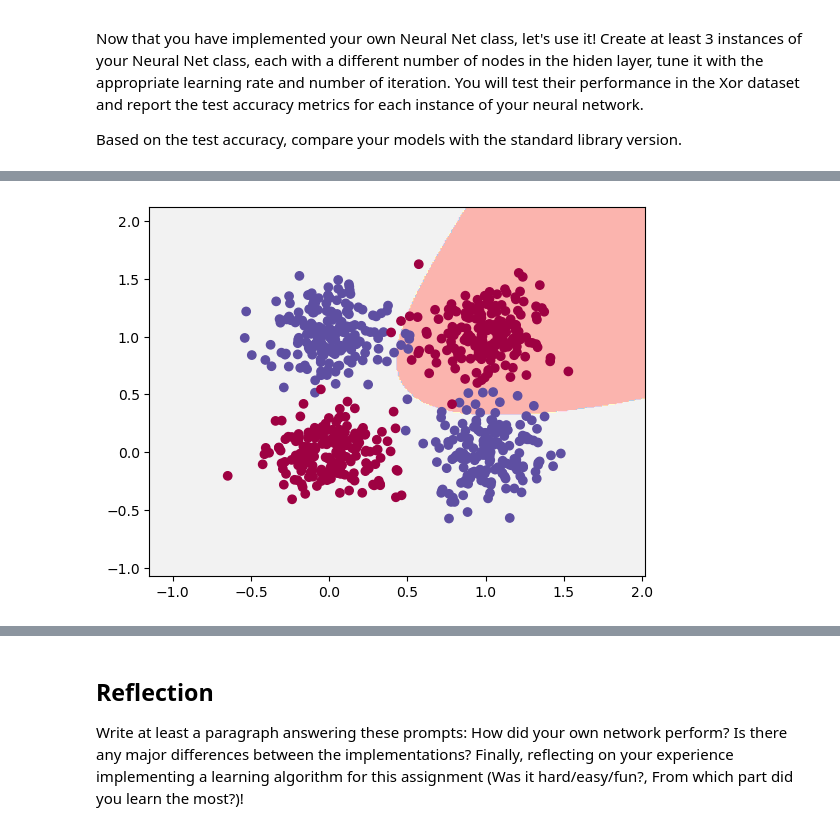
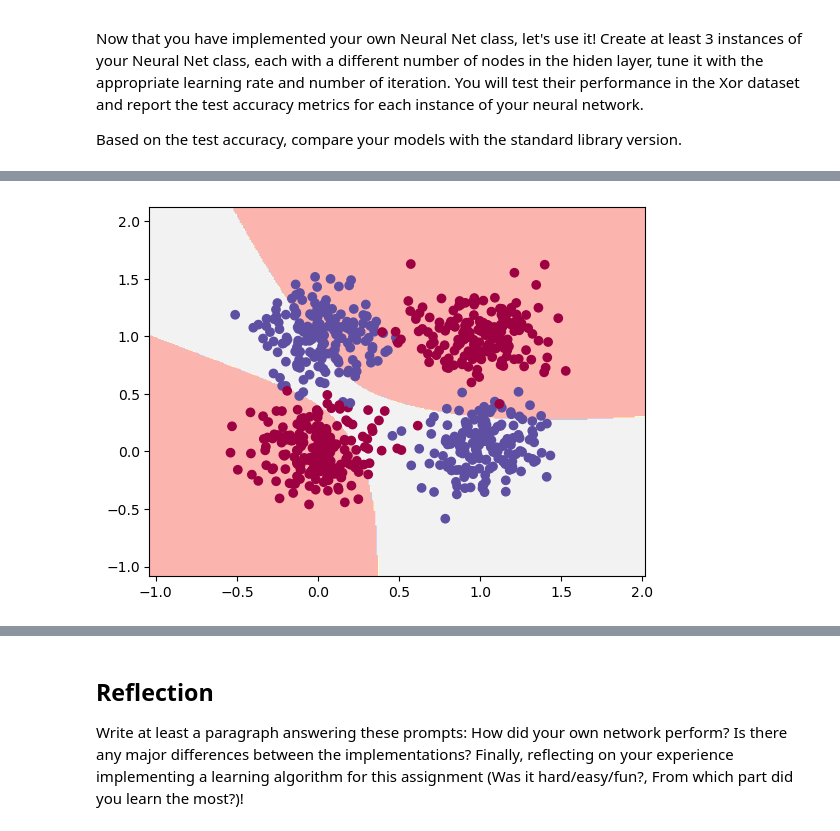
Before and after one commit to hyounce/Deep-Learning, a Jupyter notebook: Assignments/M2_6_Assignment_1_Implementing_ANN_for_XOR_problem.ipynb, the cells around one changed output, grey strips where cells are left out. Saved outputs shown, nothing was run; the diff lists cells and outputs as text; code cells hidden in the pictures.

```diff
--- a/Assignments/M2_6_Assignment_1_Implementing_ANN_for_XOR_problem.ipynb
+++ b/Assignments/M2_6_Assignment_1_Implementing_ANN_for_XOR_problem.ipynb
@@ -126,7 +130,14 @@ for e in range(epochs):
     train(model, X_train, y_train, optimizer)
     loss = test(model, X_val, y_val)
     if (e % 50 == 0):
-        print(f"Epoch: {e}, Loss: {loss}")
+        y_hat = torch.argmax(model(X_val), axis=1)
+        correct_y = (y_hat == y_val).int()
+        val_accuracy = sum(correct_y) / y_val.shape[0]
+        print(f"Epoch: {e}, Loss: {loss}, Validation Accuracy: {val_accuracy}")
 
-# better / more efficient way?
+# Evaluate model on test set:
+y_hat = torch.argmax(model(X_test), axis=1)
+correct_y= (y_hat == y_test).int()
+accuracy = sum(correct_y) / y_test.shape[0]
+print("\nTest Accuracy: ", accuracy.item())
 # %% [output]
@@ -392,16 +387,16 @@ Accuracy on the test set is  tensor(0.9300)
 # %%
 # MODEL 2 here
 n0 = 2
-n1 = 8
+n1 = 64
 n2 = 2
-alpha = 0.001
-epochs = 1000
+alpha = 1
+epochs = 30
 
 # Build a model with 3 layers
-myModel1 = MyNeuralNet(n0, n1, n2, alpha)
-myModel1.fit(X_train, y_train, epochs, X_val, y_val)
-print("Accuracy on the test set is ", myModel1.evaluate(X_test, y_test))
+myModel2 = MyNeuralNet(n0, n1, n2, alpha)
+myModel2.fit(X_train, y_train, epochs, X_val, y_val)
+print("Accuracy on the test set is ", myModel2.evaluate(X_test, y_test))
 
 # Plot the decision boundary
-myModel1.plot_decision_boundary(X_train, y_train)
+myModel2.plot_decision_boundary(X_train, y_train)
 # %% [output]
@@ -425 +407 @@ Accuracy on the test set is  tensor(0.7400)
-[figure, old version]
+[figure, new version]
```
Also changed, not shown: parts of 12 cells of this notebook.
